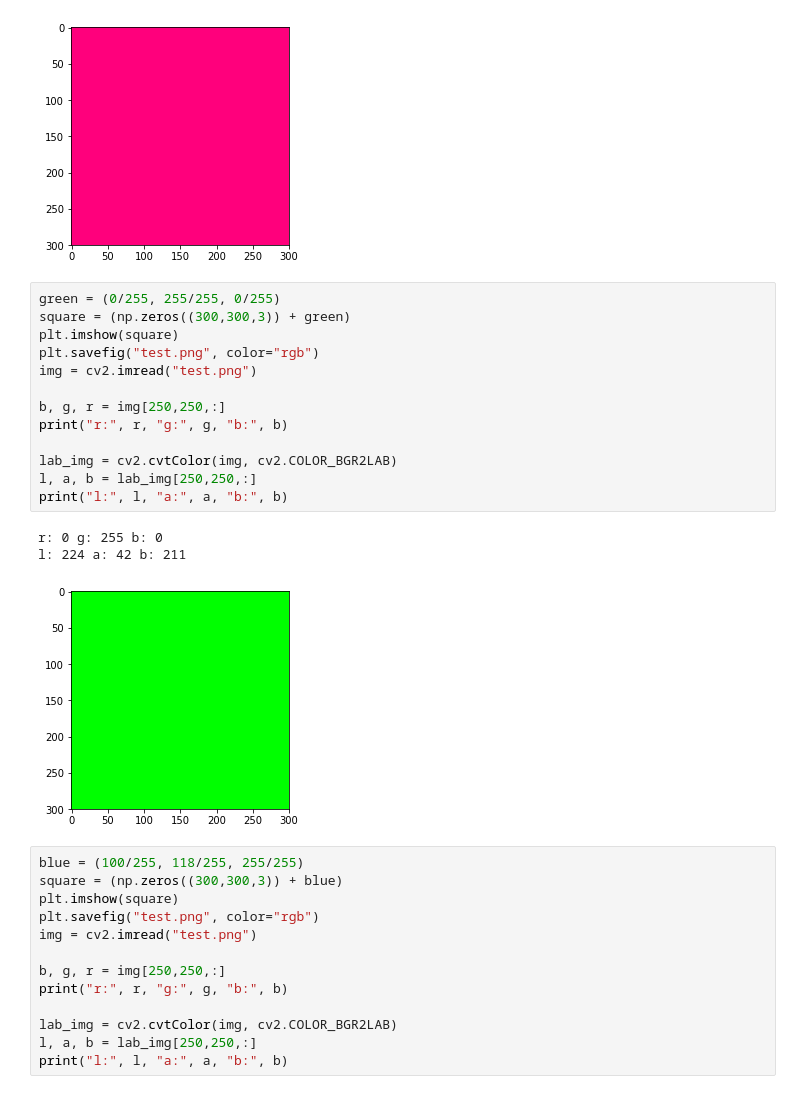
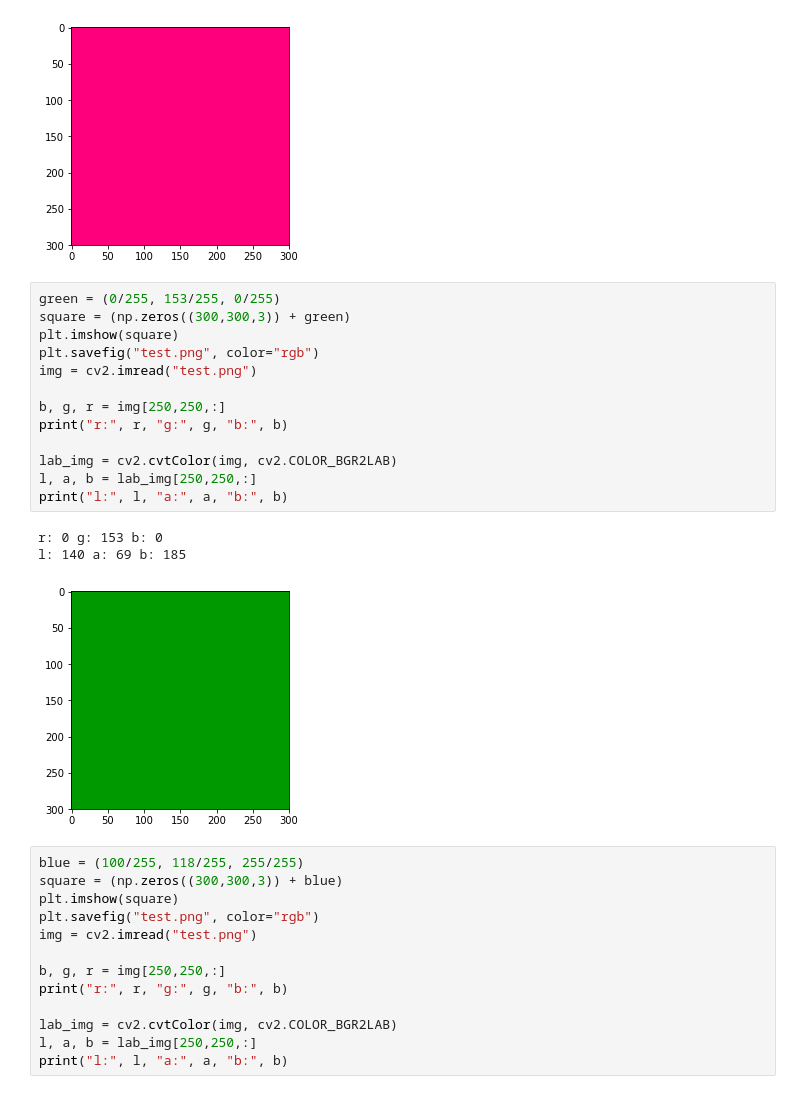
Before and after one commit to drew-bowman/Colorization, a Jupyter notebook: Artificial Training Dataset Make 5 Circles.ipynb, the cells around one changed output. Drawn from its saved outputs; the diff is of its cells as text.

Commit message:
Colorize 5 circles, restructure LSUN images

```diff
--- a/Artificial Training Dataset Make 5 Circles.ipynb
+++ b/Artificial Training Dataset Make 5 Circles.ipynb
@@ -23,22 +23,22 @@ r: 255 g: 0 b: 124
 l: 140 a: 212 b: 134
 [figure]
 # %%
-green = (0/255, 255/255, 0/255)
+green = (0/255, 153/255, 0/255)
 square = (np.zeros((300,300,3)) + green)
 plt.imshow(square)
 plt.savefig("test.png", color="rgb")
 img = cv2.imread("test.png")
 
 b, g, r = img[250,250,:]
 print("r:", r, "g:", g, "b:", b)
 
 lab_img = cv2.cvtColor(img, cv2.COLOR_BGR2LAB)
 l, a, b = lab_img[250,250,:]
 print("l:", l, "a:", a, "b:", b)
 # %% [output]
-r: 0 g: 255 b: 0
-l: 224 a: 42 b: 211
+r: 0 g: 153 b: 0
+l: 140 a: 69 b: 185
-[figure, old version]
+[figure, new version]
 # %%
 blue = (100/255, 118/255, 255/255)
 square = (np.zeros((300,300,3)) + blue)
```
Also changed, not shown: parts of 1 cell of this notebook.
